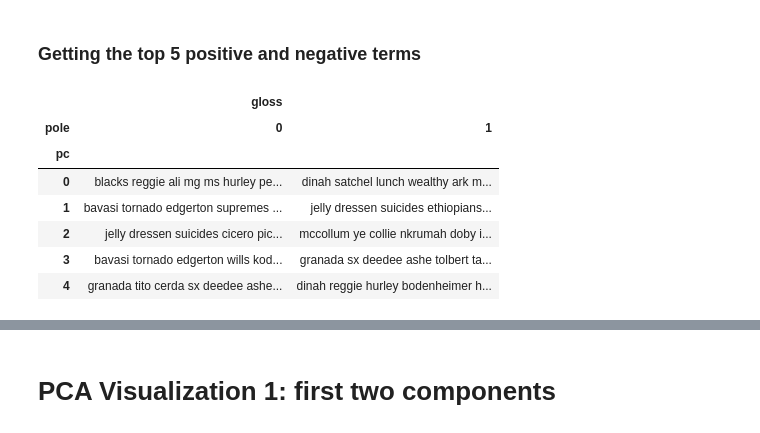
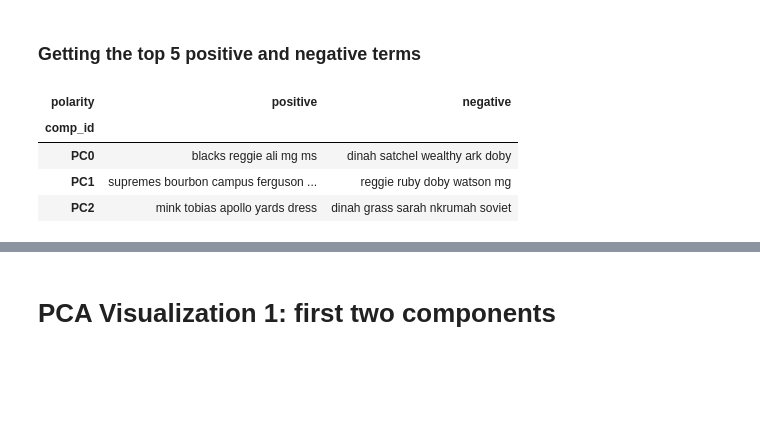
Before and after one commit to aniyahlater/ds5001_final_project, a Jupyter notebook: PCA.ipynb, the cells around one changed output, grey strips where cells are left out. Cells and saved outputs as stored; diff of their text form; code cells hidden in the pictures; blank space fills up the shorter version.

```diff
--- a/PCA.ipynb
+++ b/PCA.ipynb
@@ -12,7 +12,6 @@ import plotly.io as pio
 # Loading in the data
 # %%
 LIB = pd.read_csv('/Users/aniyahmcwilliams/Spring 2026/Text As Data/final project/DATA/LIB.csv', index_col='mag_id')
-TFIDF_raw = pd.read_csv('/Users/aniyahmcwilliams/Spring 2026/Text As Data/final project/DATA/TFIDF.csv',index_col='mag_id')
-TFIDF = pd.DataFrame(normalize(TFIDF_raw, norm='l2', axis=1), index=TFIDF_raw.index, columns=TFIDF_raw.columns)
+TFIDF = pd.read_csv('/Users/aniyahmcwilliams/Spring 2026/Text As Data/final project/DATA/TFIDF_L2.csv',index_col='mag_id')
 TFIDF
 # %% [output]
@@ -34,7 +33,7 @@ TFIDF
 # %% [markdown]
 ## Generating the Document Component Matrix
 # %%
-pca_engine = PCA(n_components=5)
+pca_engine = PCA(n_components=3)
 DCM = pd.DataFrame(pca_engine.fit_transform(TFIDF), index=TFIDF.index)
 DCM.columns = ['PC{}'.format(i) for i in DCM.columns]
 DCM
@@ -72,21 +86,22 @@ COMPS.T
 # %% [markdown]
 ### Getting the top 5 positive and negative terms
 # %%
-top_terms_sk = {}
+top_terms = []
 data = []
-for i in range(5):
+for i in range(3):
     for j in [0, 1]:
-        data.append((i, j, ' '.join(COMPS.sort_values(f'PC{i}', ascending=bool(j)).head(10).index.to_list())))
-comp_strs = pd.DataFrame(data)
-comp_strs.columns =  ['pc', 'pole', 'gloss']
-comp_strs = comp_strs.set_index(['pc', 'pole'])
-comp_strs.unstack()
+        comp_str = ' '.join(COMPS.sort_values(f'PC{i}', ascending=bool(j)).head(5).index.to_list())
+        top_terms.append((f"PC{i}", j, comp_str))
+
+COMP_GLOSS = pd.DataFrame(top_terms).set_index([0,1]).unstack()
+COMP_GLOSS.index.name = 'comp_id'
+COMP_GLOSS.columns = COMP_GLOSS.columns.droplevel(0)
+COMP_GLOSS = COMP_GLOSS.rename(columns={0:'positive', 1:'negative'})
+COMP_GLOSS.columns.name = 'polarity'
+COMP_GLOSS
 # %% [output]
-|  | gloss |  |
-| pole | 0 | 1 |
-| pc |  |  |
-| 0 | blacks reggie ali mg ms hurley pe... | dinah satchel lunch wealthy ark m... |
-| 1 | bavasi tornado edgerton supremes ... | jelly dressen suicides ethiopians... |
-| 2 | jelly dressen suicides cicero pic... | mccollum ye collie nkrumah doby i... |
-| 3 | bavasi tornado edgerton wills kod... | granada sx deedee ashe tolbert ta... |
-| 4 | granada tito cerda sx deedee ashe... | dinah reggie hurley bodenheimer h... |
+| polarity | positive | negative |
+| comp_id |  |  |
+| PC0 | blacks reggie ali mg ms | dinah satchel wealthy ark doby |
+| PC1 | supremes bourbon campus ferguson ... | reggie ruby doby watson mg |
+| PC2 | mink tobias apollo yards dress | dinah grass sarah nkrumah soviet |
```
Also changed, not shown: parts of 7 cells of this notebook, 3 other files.
